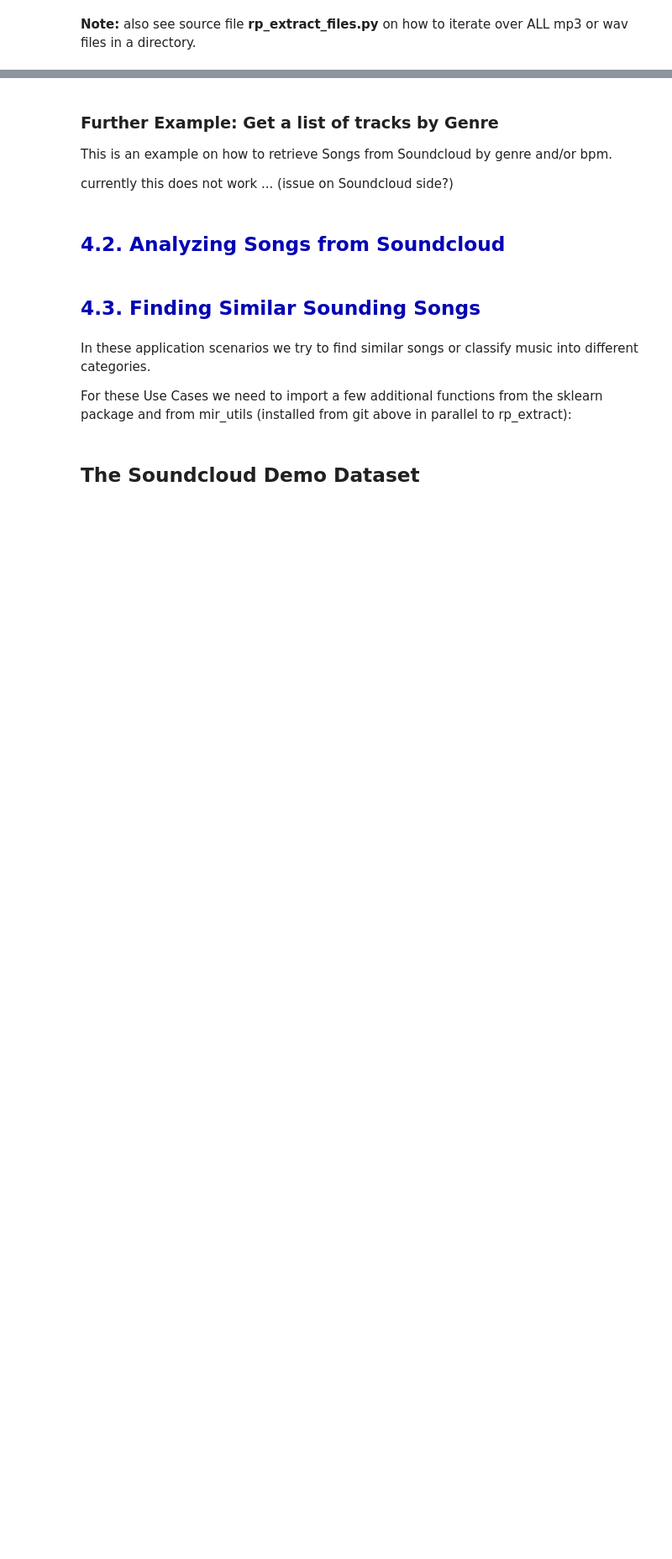
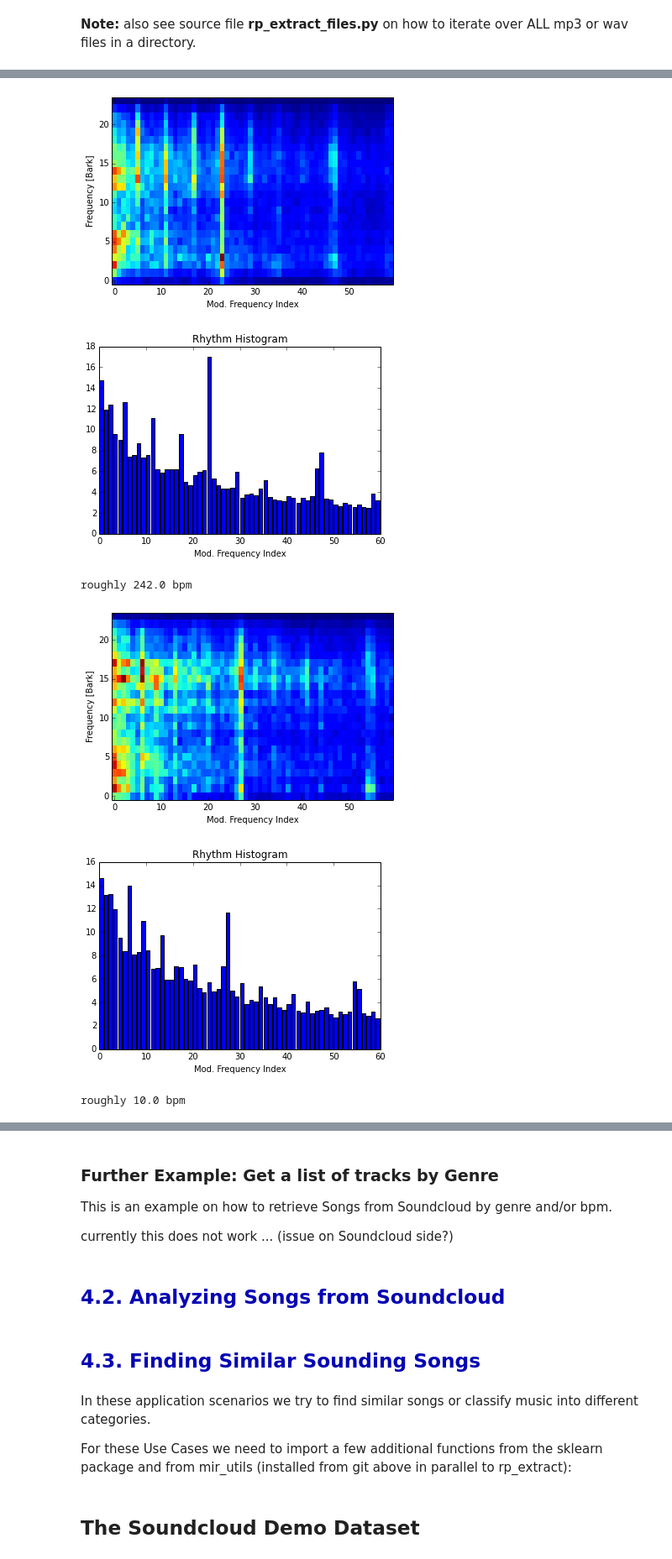
Before and after one commit to tuwien-musicir/rp_extract, a Jupyter notebook: RP_extract_Tutorial2.ipynb, the cells around one changed output, grey strips where cells are left out. Shown at 84% size. Cells and saved outputs as stored; diff of their text form; code cells hidden in the pictures; blank space fills up the shorter version.

```diff
--- a/RP_extract_Tutorial2.ipynb
+++ b/RP_extract_Tutorial2.ipynb
@@ -511,0 +510,17 @@ len(all_features)
+# %%
+# iterates over all featuers (files) we extracted
+
+for feat in all_features:
+    plotrp(feat['rp'])
+    plotrh(feat['rh'])
+
+    maxbin = feat['rh'].argmax(axis=0) + 1  # +1 because it starts from 0
+    bpm = maxbin * mod_freq_res * 60
+    print "roughly", round(bpm), "bpm"
+# %% [output]
+[figure, added]
+[figure, added]
+roughly 242.0 bpm
+[figure, added]
+[figure, added]
+roughly 10.0 bpm
```
Also changed, not shown: parts of 4 cells of this notebook.
